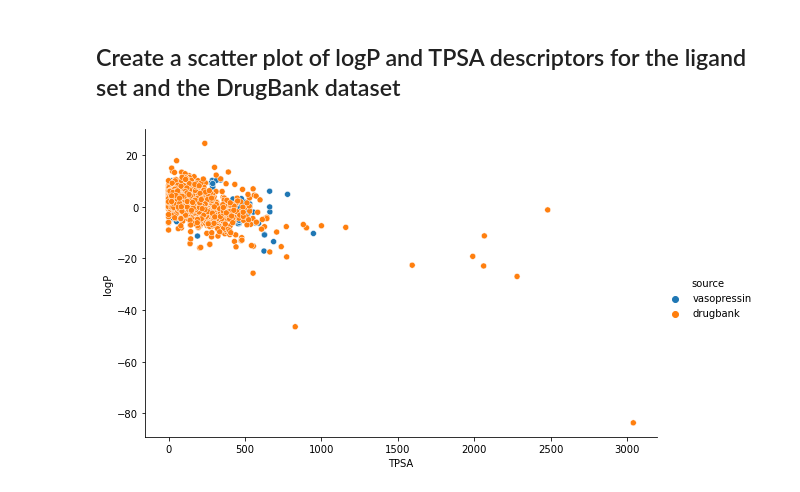
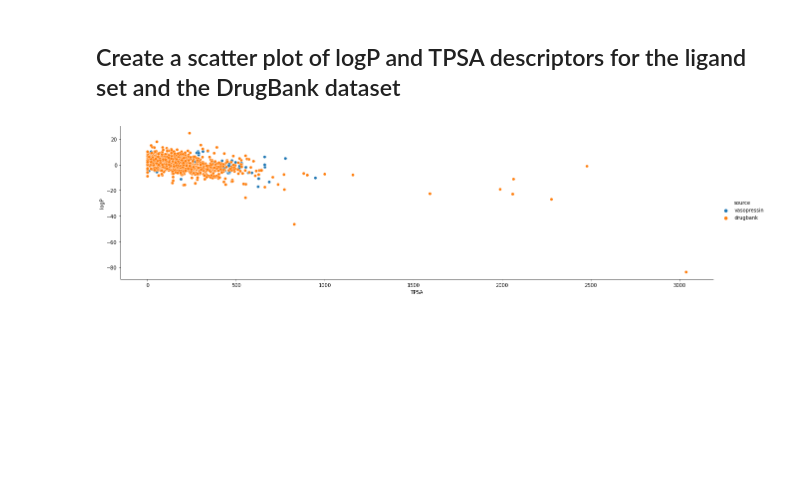
Before and after one commit to lich-uct/cdd2022, a Jupyter notebook: vecerkok/6_exercise-Copy1.ipynb, the cells around one changed output. Cells and saved outputs as stored; diff of their text form; code cells hidden in the pictures; blank space fills up the shorter version.

```diff
--- a/vecerkok/6_exercise-Copy1.ipynb
+++ b/vecerkok/6_exercise-Copy1.ipynb
@@ -16,8 +21,6 @@ smiles.fillna("", inplace = True)
 molecules = [Chem.MolFromSmiles(smile) for smile in smiles]
 data["molecule"] = molecules
 # %%
-# add MACCS keys to the dataframe
-data["MACCSkey"] = data["molecule"].apply(MACCSkeys.GenMACCSKeys)
 # add Morgan fingerprints to the dataframe
 data["morgan_fingerprint"] = data["molecule"].apply(Chem.GetMorganFingerprintAsBitVect, args = (2, ), nBits = 1024)
 # %%
@@ -43,0 +33,8 @@ RDKit ERROR: [12:50:03] ERROR: Could not sanitize molecule ending on line 115159
+# %%
+# create the drugbank dataframe
+drugbank_morgan_fingerprint = [Chem.GetMorganFingerprintAsBitVect(m, 2, nBits = 1024) for m in drugbank]
+drugbank_formulas = [m.GetProp("FORMULA") for m in drugbank]
+drugbank_generics = [m.GetProp("GENERIC_NAME") for m in drugbank]
+
+drugbank_df = pd.DataFrame([drugbank_formulas, drugbank_generics, drugbank, drugbank_morgan_fingerprint]).transpose()
+drugbank_df.columns = ["formula", "generic_name", "molecule", "morgan_fingerprint"]
@@ -56,4 +57,0 @@ drugbank_formulas = [m.GetProp("FORMULA") for m in drugbank]
-# %%
-drugbank_df = pd.DataFrame([drugbank_formulas, drugbank, drugbank_morgan_fingerprint]).transpose()
-# %%
-drugbank_df.columns = ["formula", "molecule", "morgan_fingerprint"]
@@ -99,7 +137,7 @@ drugbank_df["source"] = "drugbank"
 
 combined_df = data.append(drugbank_df, ignore_index = True)
 # %%
-seaborn.relplot(data = combined_df, x = "TPSA", y = "logP", hue = "source", aspect = 1.61)
+seaborn.relplot(data = combined_df, x = "TPSA", y = "logP", hue = "source", aspect = 3.5)
 plt.show()
 # %% [output]
-[figure, old version]
+[figure, new version]
```
Also changed, not shown: parts of 15 cells of this notebook.
